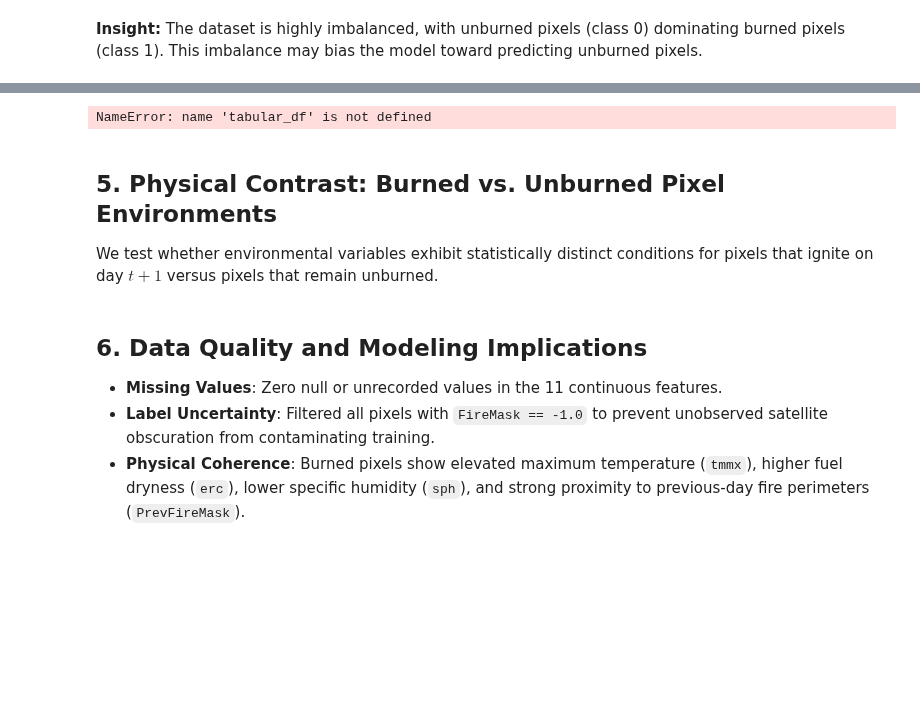
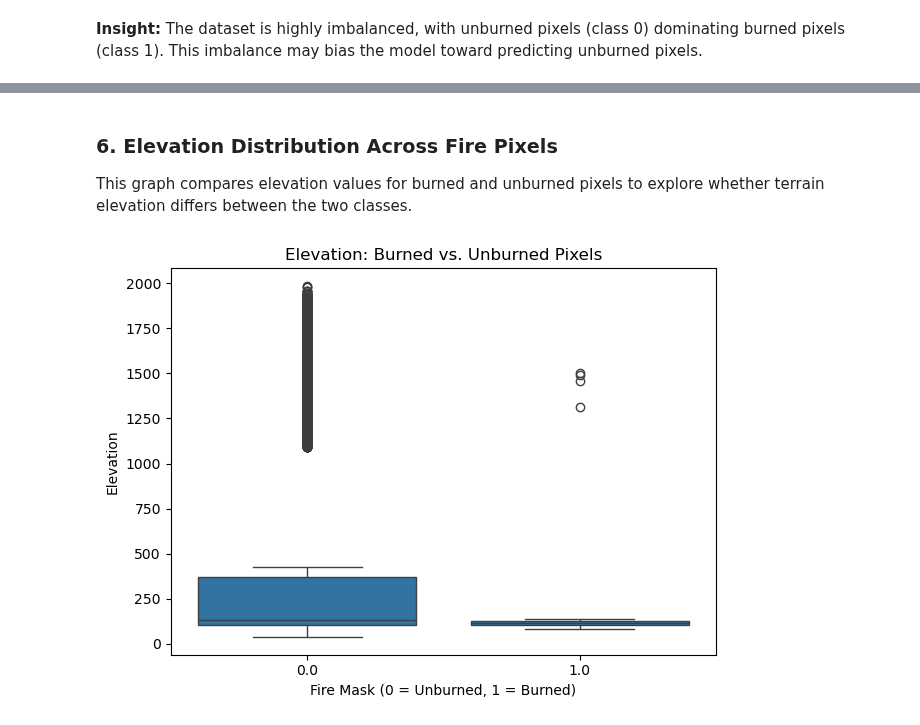
Before and after one commit to connectwithvanshika/TensorTitans_SectionC, a Jupyter notebook: notebooks/02_eda_and_data_quality.ipynb, the cells around one changed output, grey strips where cells are left out. Cells and saved outputs as stored; diff of their text form; code cells hidden in the pictures; blank space fills up the shorter version.

```diff
--- a/notebooks/02_eda_and_data_quality.ipynb
+++ b/notebooks/02_eda_and_data_quality.ipynb
@@ -454,26 +224,0 @@ Understanding inter-feature collinearity informs feature selection, regularisati
-# %%
-corr_cols = dl.FEATURE_NAMES
-corr_matrix = tabular_df[corr_cols].corr()
-
-plt.figure(figsize=(10, 8))
-mask = np.triu(np.ones_like(corr_matrix, dtype=bool))
-sns.heatmap(
-    corr_matrix,
-    mask=mask,
-    annot=True,
-    fmt=".2f",
-    cmap="coolwarm",
-    vmin=-1,
-    vmax=1,
-    square=True,
-    linewidths=0.5
-)
-plt.title("Correlation Matrix of Environmental Input Features", fontsize=14, fontweight="bold")
-plt.tight_layout()
-plt.savefig(os.path.join(fig_dir, "feature_correlation_heatmap.png"), dpi=250)
-plt.show()
-# %% [output]
-NameError: name 'tabular_df' is not defined
-# %% [markdown]
-## 5. Physical Contrast: Burned vs. Unburned Pixel Environments
-We test whether environmental variables exhibit statistically distinct conditions for pixels that ignite on day $t+1$ versus pixels that remain unburned.
@@ -500,5 +225,15 @@ plt.show()
-# %% [markdown]
-## 6. Data Quality and Modeling Implications
-- **Missing Values**: Zero null or unrecorded values in the 11 continuous features.
-- **Label Uncertainty**: Filtered all pixels with `FireMask == -1.0` to prevent unobserved satellite obscuration from contaminating training.
-- **Physical Coherence**: Burned pixels show elevated maximum temperature (`tmmx`), higher fuel dryness (`erc`), lower specific humidity (`sph`), and strong proximity to previous-day fire perimeters (`PrevFireMask`).
+# %% [markdown]
+### 6. Elevation Distribution Across Fire Pixels
+
+This graph compares elevation values for burned and unburned pixels to explore whether terrain elevation differs between the two classes.
+# %%
+sns.boxplot(data=tabular_df, x="FireMask", y="elevation")
+plt.title("Elevation: Burned vs. Unburned Pixels")
+plt.xlabel("Fire Mask (0 = Unburned, 1 = Burned)")
+plt.ylabel("Elevation")
+plt.tight_layout()
+plt.savefig(os.path.join(fig_dir, "elevation_by_fire_mask.png"), dpi=250)
+plt.show()
+plt.close()
+# %% [output]
+[figure, added]
```
Also changed, not shown: parts of 10 cells of this notebook.
